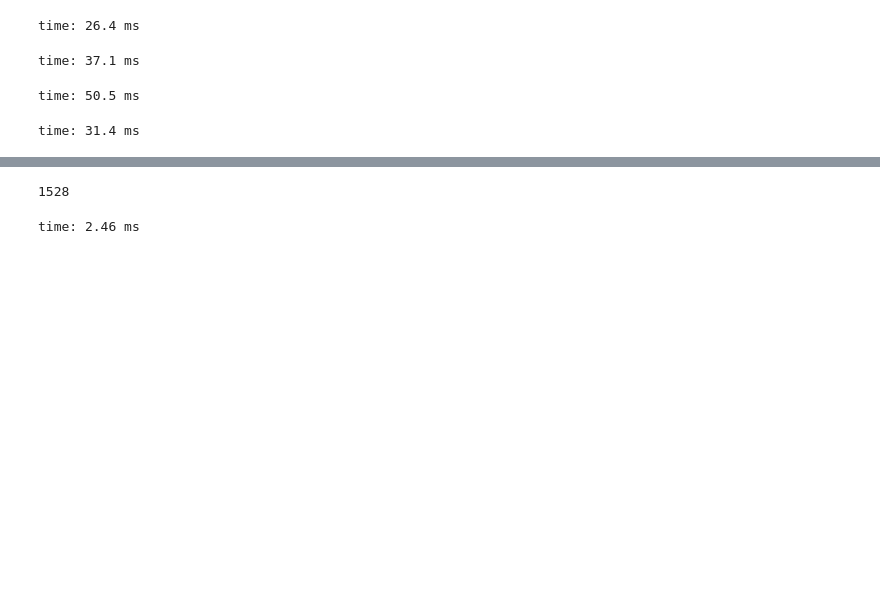
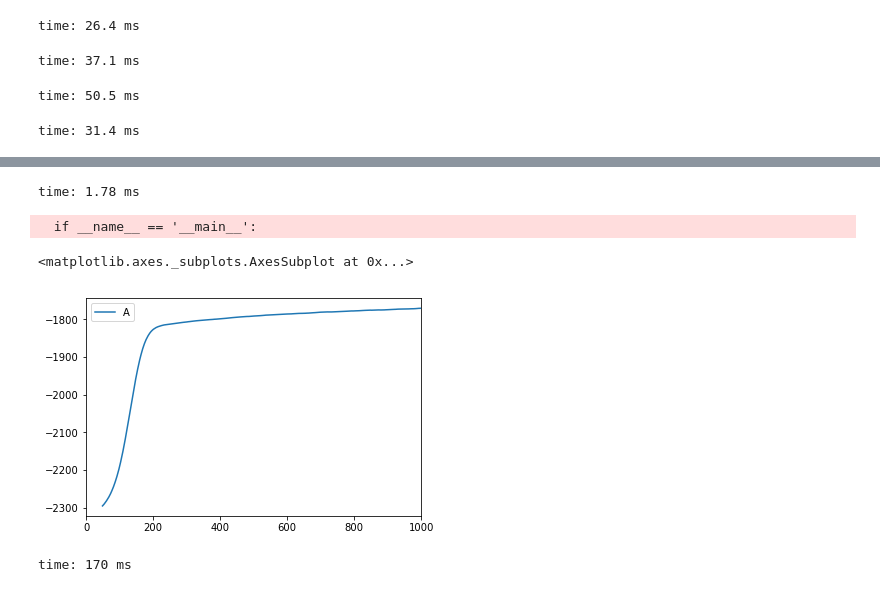
Before and after one commit to Gabriel-Ducrocq/LearningCommunicate, a Jupyter notebook: LearningCom.ipynb, the cells around one changed output, grey strips where cells are left out. Saved outputs shown, nothing was run; the diff lists cells and outputs as text; code cells hidden in the pictures; blank space fills up the shorter version.

Commit message:
Training in a simple case

```diff
--- a/LearningCom.ipynb
+++ b/LearningCom.ipynb
@@ -591,22 +612,32 @@ time: 125 ms
 # %%
 class Experiment:
 
-    def __init__(self, time_horizon):
+    def __init__(self, time_horizon, batch_size = 1024):
         self.bp = BPTT()
         self.time_horizon = time_horizon
+        self.list_rewards = []
+        self.batch_size = batch_size
         tf.reset_default_graph()
 
     def instantiate_graph(self, bp, depth_type):## ADD THE AUXILIARY REWARDS !!!!!
-        env = Environment(self.bp, nb_agents = 1)
-        env.init_all()
-        return [env.get_reward_batch()]
+        self.env = Environment(self.bp, nb_agents = 1)
+        self.env.random_env_init()
+        return ([self.env.get_reward_batch()] + self.env.get_position_batch())
 
     def instantiate_both_graphs(self):
         self.graphs = self.bp.generate_graphs(self.instantiate_graph, self.time_horizon)
 
     def train_batch(self, sess):
-        mean_reward = tf.reduce_mean(self.graphs["deep"])
-        optimizer = tf.train.GradientDescentOptimizer(0.00005)
+        self.list_rewards = []
+        self.list_distances = []
+        self.list_last_pos = []
+        last_pos = [v[1] for v in self.graphs["deep"]][-1]
+        last_coord = tf.reduce_mean(last_pos, axis = 1)
+        mean_reward = tf.reduce_mean([v[0] for v in self.graphs["deep"]])
+        self.last_distance = tf.norm(last_pos - tf.constant(np.array([[1 for i in range(self.batch_size)],
+                                                                [1 for i in range(self.batch_size)]]), tf.float32), axis = 0)
+        mean_last_distance = tf.reduce_mean(self.last_distance)
+        optimizer = tf.train.RMSPropOptimizer(0.00001)
         step = optimizer.minimize(-mean_reward)
         print("Initializing")
         init_op = tf.global_variables_initializer()
@@ -614,8 +645,15 @@ class Experiment:
         print("Creating dict")
         frame_dict = self.bp.generate_feed_dict("deep", [], 0)
         print("Start running")
-        for i in range(100):
-            _, l = sess.run([step, mean_reward], feed_dict = frame_dict)
+        for i in range(1000):
+            _, l, m_ld, l_p = sess.run([step, mean_reward, mean_last_distance, last_coord], feed_dict = frame_dict)
+            self.list_rewards.append(l)
+            self.list_distances.append(m_ld)
+            self.list_last_pos.append(l_p)
             if i % 10 == 0:
-                print(l)
+                print("Reward after iteration " + str(i) + ": " + str(l))
+                print("Distance after iteration " + str(i) + ": " + str(m_ld))
+                print("Last position after iteration " + str(i) + ": (" + str(l_p[0]) + "," + str(l_p[1]) + ")" )
+
+        return self.list_rewards, self.list_distances, self.list_last_pos
 # %% [output]
@@ -623,3 +661,3 @@ time: 17.1 ms
 # %%
-exp = Experiment(1)
+exp = Experiment(50)
 # %% [output]
@@ -633,6 +671,6 @@ time: 1.97 s
 # %%
 with tf.Session() as sess:
-    exp.train_batch(sess)
+    l_r, l_d, l_p = exp.train_batch(sess)
 # %% [output]
 Initializing
 Creating dict
@@ -655,5 +696,12 @@ len(e)
-# %%
-764*2
-# %% [output]
-1528
-time: 2.46 ms
+# %%
+import pandas as pd
+df = pd.DataFrame({"A":l_r})
+# %% [output]
+time: 1.78 ms
+# %%
+pd.rolling_mean(df, 50).plot()
+# %% [output]
+  if __name__ == '__main__':
+<matplotlib.axes._subplots.AxesSubplot at 0x...>
+[figure, added]
+time: 170 ms
```
Also changed, not shown: parts of 23 cells of this notebook, 4 other files.
